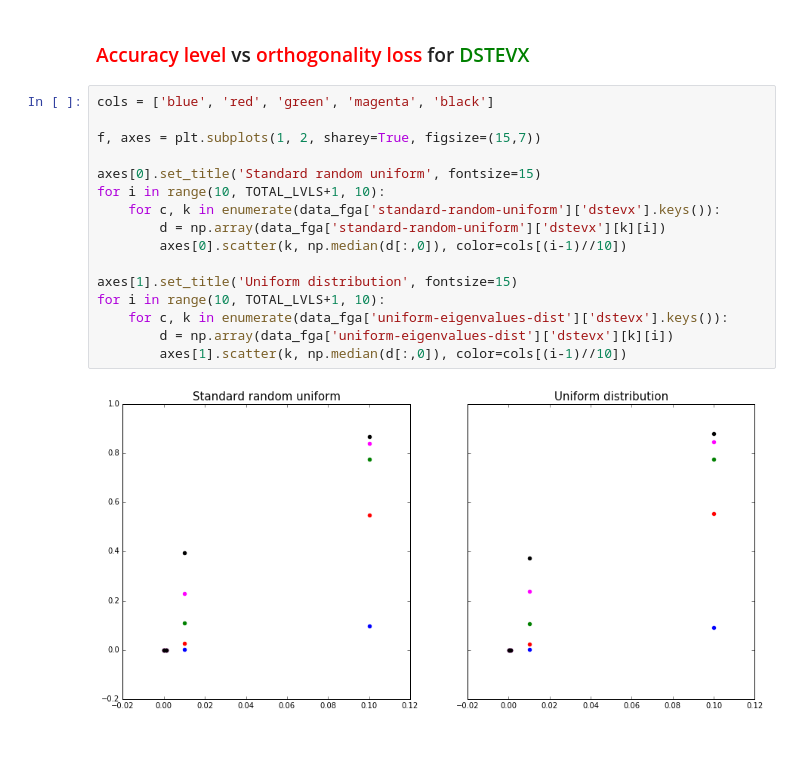
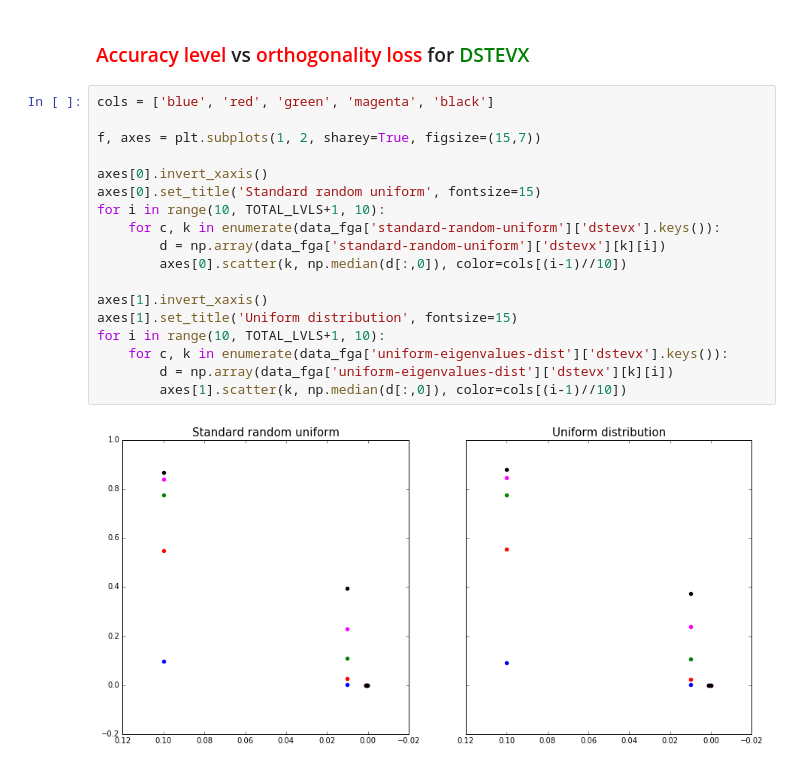
Before and after one commit to yobibyte/hpmc-eigensolvers, a Jupyter notebook: results_analysis.ipynb, the cells around one changed output. Saved outputs shown, nothing was run; the diff lists cells and outputs as text.

```diff
--- a/results_analysis.ipynb
+++ b/results_analysis.ipynb
@@ -177,18 +177,20 @@ for i in range(10, TOTAL_LVLS+1, 10):
 # %%
 cols = ['blue', 'red', 'green', 'magenta', 'black']
 
 f, axes = plt.subplots(1, 2, sharey=True, figsize=(15,7))
 
+axes[0].invert_xaxis()
 axes[0].set_title('Standard random uniform', fontsize=15)
 for i in range(10, TOTAL_LVLS+1, 10):
     for c, k in enumerate(data_fga['standard-random-uniform']['dstevx'].keys()):
         d = np.array(data_fga['standard-random-uniform']['dstevx'][k][i])
         axes[0].scatter(k, np.median(d[:,0]), color=cols[(i-1)//10])
 
+axes[1].invert_xaxis()
 axes[1].set_title('Uniform distribution', fontsize=15)
 for i in range(10, TOTAL_LVLS+1, 10):
     for c, k in enumerate(data_fga['uniform-eigenvalues-dist']['dstevx'].keys()):
         d = np.array(data_fga['uniform-eigenvalues-dist']['dstevx'][k][i])
         axes[1].scatter(k, np.median(d[:,0]), color=cols[(i-1)//10])
 # %% [output]
-[figure, old version]
+[figure, new version]
```
Also changed, not shown: 1 other file.
